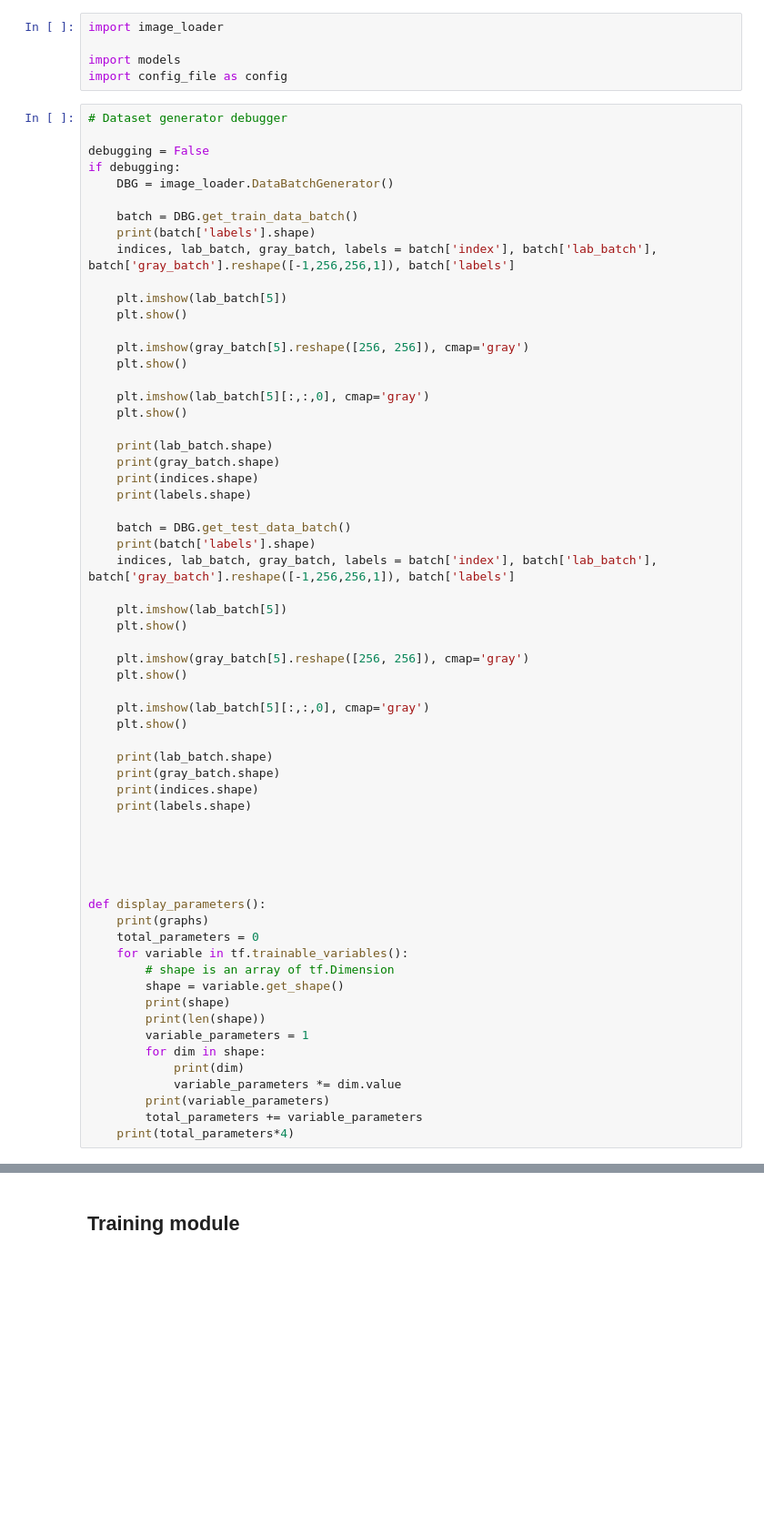
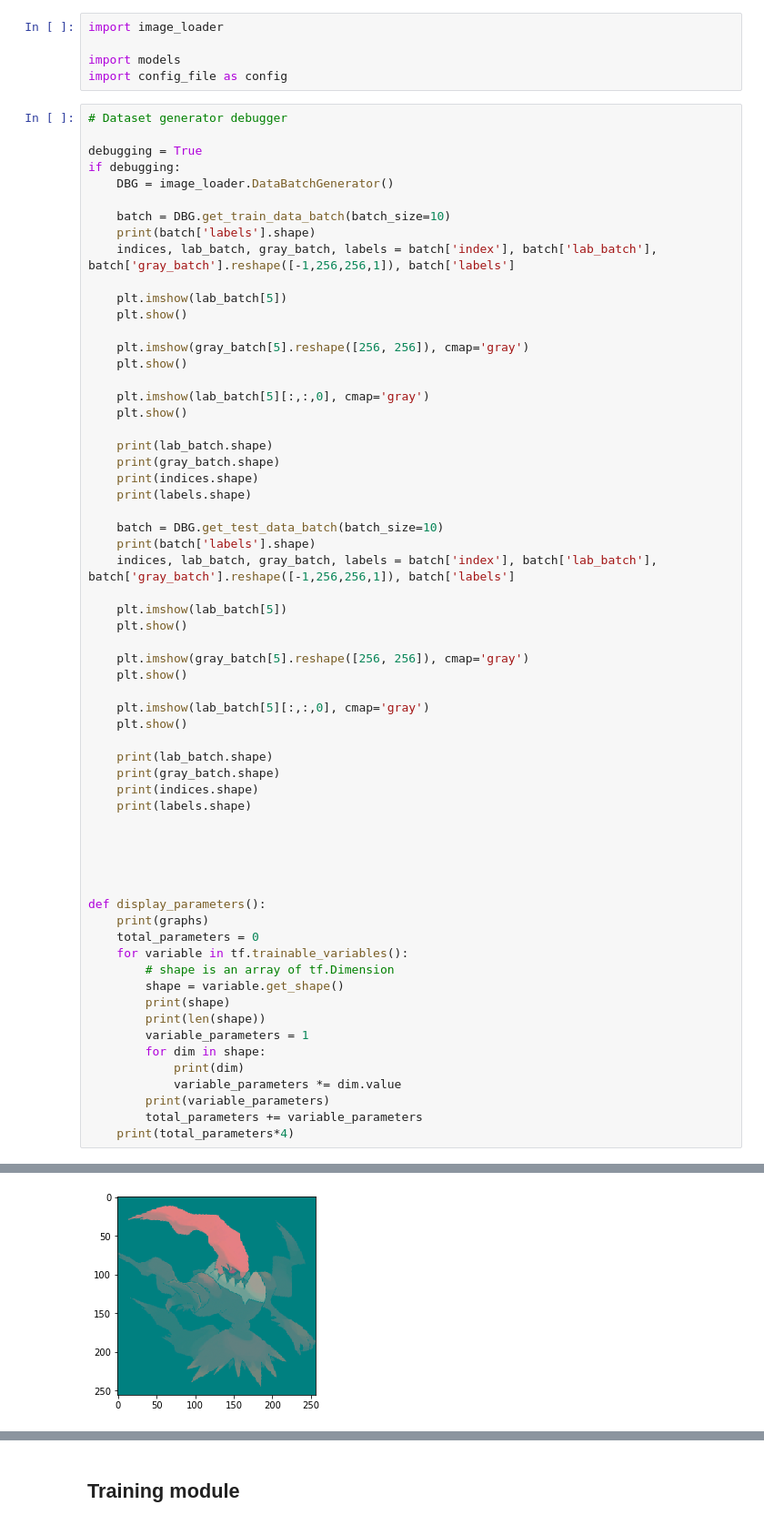
Before and after one commit to 31297pk/btp-image-colorization, a Jupyter notebook: train_file.ipynb, the cells around one changed output, grey strips where cells are left out. Shown at 91% size. Drawn from its saved outputs; the diff is of its cells as text; blank space fills up the shorter version.

```diff
--- a/train_file.ipynb
+++ b/train_file.ipynb
@@ -27,11 +27,11 @@ import config_file as config
 # %%
 # Dataset generator debugger
 
-debugging = False
+debugging = True
 if debugging:
     DBG = image_loader.DataBatchGenerator()
 
-    batch = DBG.get_train_data_batch()
+    batch = DBG.get_train_data_batch(batch_size=10)
     print(batch['labels'].shape)
     indices, lab_batch, gray_batch, labels = batch['index'], batch['lab_batch'], batch['gray_batch'].reshape([-1,256,256,1]), batch['labels']
 
@@ -49,7 +49,7 @@ if debugging:
     print(indices.shape)
     print(labels.shape)
 
-    batch = DBG.get_test_data_batch()
+    batch = DBG.get_test_data_batch(batch_size=10)
     print(batch['labels'].shape)
     indices, lab_batch, gray_batch, labels = batch['index'], batch['lab_batch'], batch['gray_batch'].reshape([-1,256,256,1]), batch['labels']
 
@@ -86,3 +86,4 @@ def display_parameters():
         print(variable_parameters)
         total_parameters += variable_parameters
     print(total_parameters*4)
+# %% [output]
@@ -88,0 +91 @@ def display_parameters():
+[figure, added]
```
Also changed, not shown: parts of 4 cells of this notebook, 4 other files.
